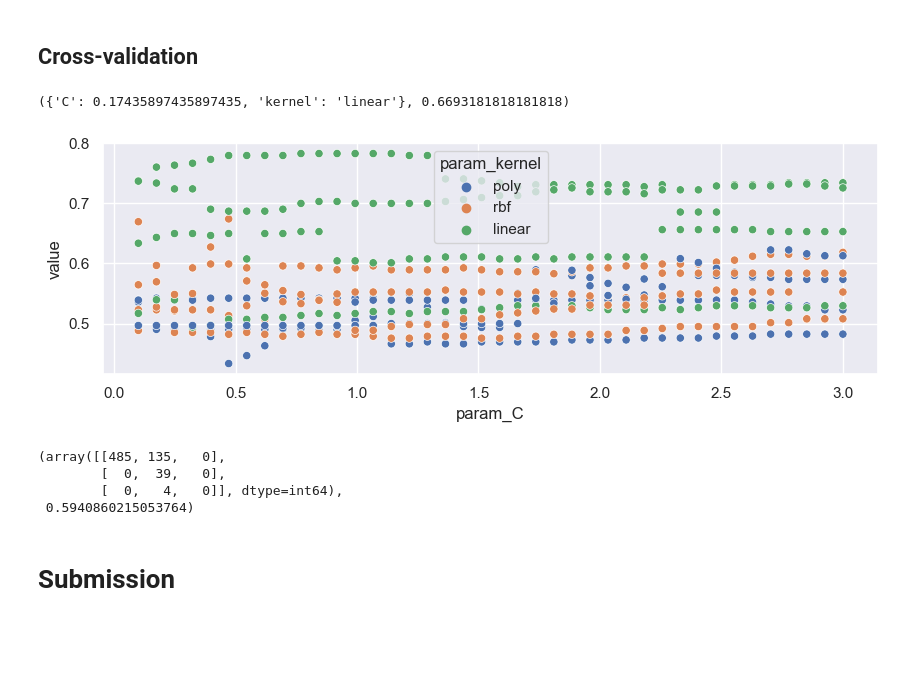
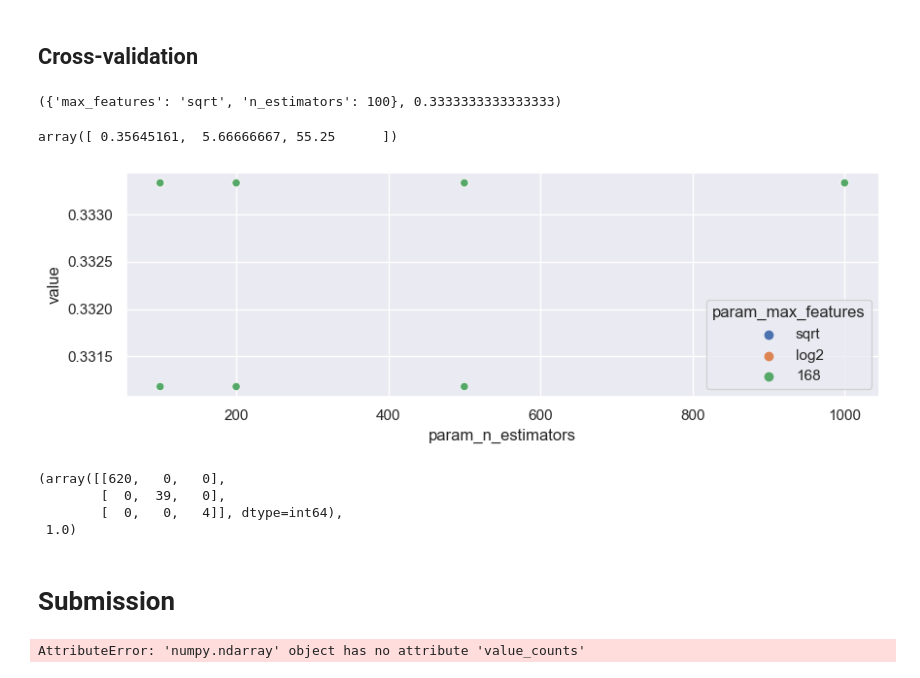
Before and after one commit to MattiaCastaldo/Hackaton_2023_G17, a Jupyter notebook: summaries.ipynb, the cells around one changed output. Drawn from its saved outputs; the diff is of its cells as text; code cells hidden in the pictures; blank space fills up the shorter version.

```diff
--- a/summaries.ipynb
+++ b/summaries.ipynb
@@ -21,5 +104,6 @@ df_train['y_s'] = df_train.y > 1 # simplified y: label 0 for 1 and 1 for 2,3
 # %%
 import scipy.stats as sp
+
 
 summaries = {
     'max': np.max,
@@ -34,6 +118,8 @@ summaries = {
     # 'q99': lambda x: np.quantile(x, q=0.99),
     # 'sd' : np.std,
     'var': np.var,
+    'slope': lambda x: np.arctan(sp.linregress(np.arange(0,x.shape[0],1), x).slope),
+    'diff' :  lambda x: x[-256:].mean() - x[:256].mean(),
     # 'kurtosis': sp.kurtosis,
     # 'trim_mean': lambda x: sp.trim_mean(x, 0.25),
 }
@@ -132,32 +217,45 @@ model = SVC(class_weight='balanced')
 params = {'C' : np.linspace(0.1,3,40),
           'kernel':['poly','rbf','linear']}
 skf = StratifiedKFold(n_splits=4)
+# %%
+from sklearn.ensemble import RandomForestClassifier
+
+model = OrdClass(RandomForestClassifier(class_weight='balanced'))
+params = {'n_estimators' : [100, 200, 500, 1000],
+          'max_features':['sqrt', 'log2',X.columns.shape[0]]}
+skf = StratifiedKFold(n_splits=4)
 # %%
 cv = GridSearchCV(
     model,
     param_grid=params,
     scoring='balanced_accuracy',
     n_jobs=-1,
-    cv=skf.split(X, df_train.y_s)
+    cv=skf.split(X, df_train.y)
 )
-cv.fit(X,df_train.y_s)
+cv.fit(X,df_train.y)
 
 cv.best_params_, cv.best_score_
 # %% [output]
-({'C': 0.17435897435897435, 'kernel': 'linear'}, 0.6693181818181818)
+({'max_features': 'sqrt', 'n_estimators': 100}, 0.3333333333333333)
+# %%
+cv.best_estimator_.class_weight_
+# %% [output]
+array([ 0.35645161,  5.66666667, 55.25      ])
 # %%
 from util import plot_cv_results
-plot_cv_results(cv, 'param_C', 'param_kernel')
+# plot_cv_results(cv, 'param_C', 'param_kernel')
+# plot_cv_results(cv, 'param_n_neighbors', 'param_weights')
+plot_cv_results(cv, 'param_n_estimators', 'param_max_features')
 # %% [output]
-[figure, old version]
+[figure, new version]
 # %%
-y_hat = cv.predict(X)+1
+y_hat = cv.predict(X)
 confusion_matrix(df_train.y, y_hat),balanced_accuracy_score(df_train.y, y_hat)
 # %% [output]
-(array([[485, 135,   0],
+(array([[620,   0,   0],
         [  0,  39,   0],
-        [  0,   4,   0]], dtype=int64),
- 0.5940860215053764)
+        [  0,   0,   4]], dtype=int64),
+ 1.0)
 # %% [markdown]
 # Submission
 # %%
@@ -166,6 +265,8 @@ model_final = cv
 # %%
-df_sub = pd.read_csv('data\\test.csv')
 X_sub = apply_summaries(df_sub.iloc[:,4:], funcs=summaries)
+y_sub = model_final.predict(X_sub)
+# %% [output]
+AttributeError: 'numpy.ndarray' object has no attribute 'value_counts'
 # %%
 from datetime import datetime
 y_sub = model_final.predict(X_sub)
```
Also changed, not shown: parts of 16 cells of this notebook, 5 other files.
